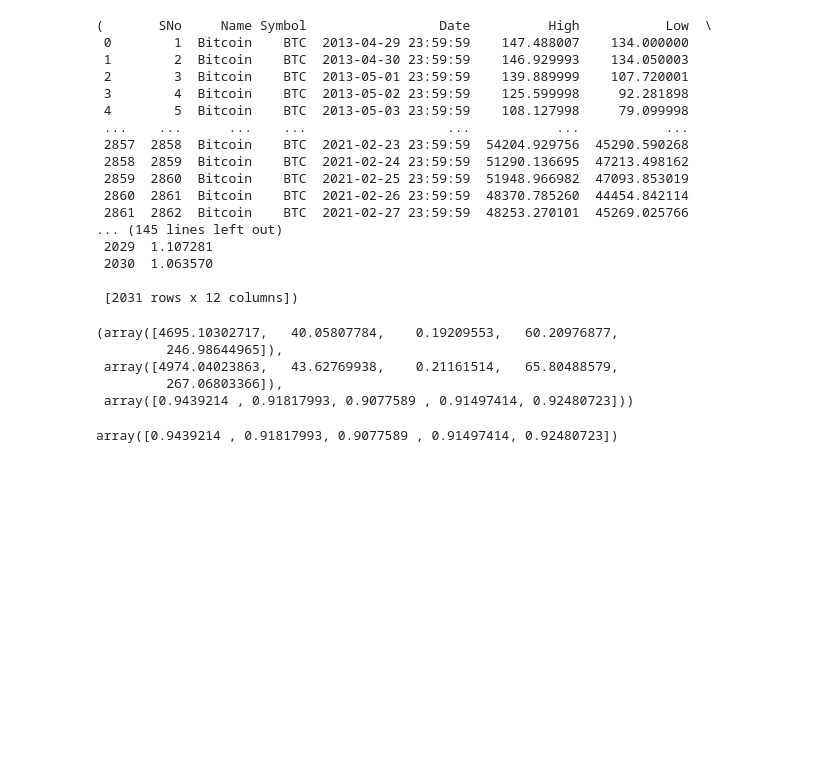
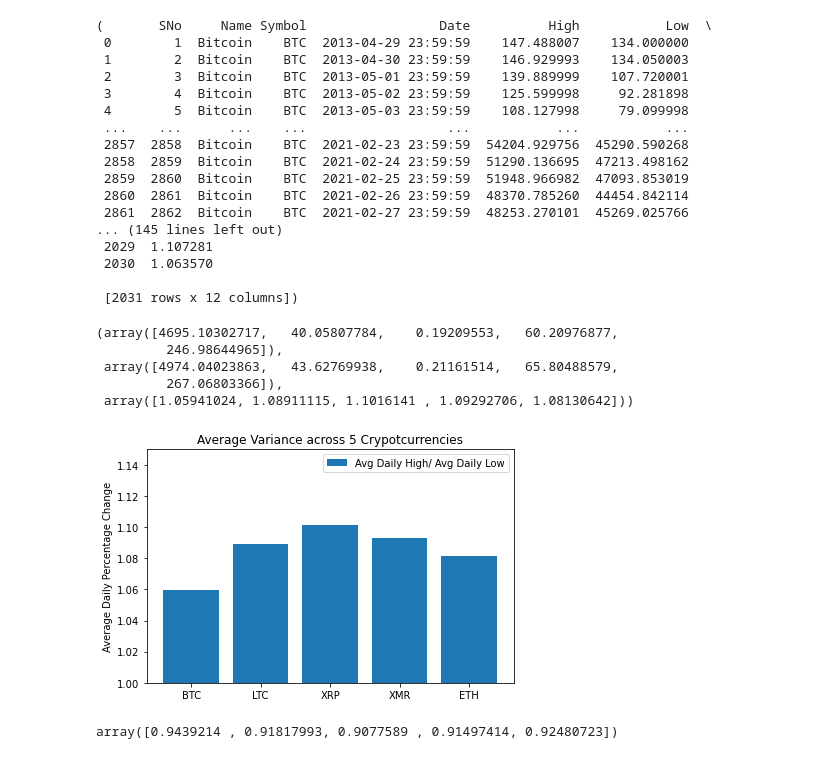
Before and after one commit to bestmatthew/CryptoPrices, a Jupyter notebook: crypt0/EDA First Look Cryto.ipynb, the cells around one changed output. Drawn from its saved outputs; the diff is of its cells as text; code cells hidden in the pictures; blank space fills up the shorter version.

```diff
--- a/data/crypt0/EDA First Look Cryto.ipynb
+++ b/crypt0/EDA First Look Cryto.ipynb
@@ -143,16 +143,43 @@ coins
 # %%
 avglows = np.array(getavgl(coins))
 avghighs = np.array(getavgh(coins))
+swings = avghighs/avglows
 
 avglows, \
 avghighs, \
-avglows/avghighs
+swings
 # %% [output]
 (array([4695.10302717,   40.05807784,    0.19209553,   60.20976877,
          246.98644965]),
  array([4974.04023863,   43.62769938,    0.21161514,   65.80488579,
          267.06803366]),
- array([0.9439214 , 0.91817993, 0.9077589 , 0.91497414, 0.92480723]))
+ array([1.05941024, 1.08911115, 1.1016141 , 1.09292706, 1.08130642]))
+# %%
+
+labels = ['BTC', 'LTC', 'XRP', 'XMR', 'ETH']
+
+
+x = labels  # the label locations
+y = swings
+width = 0.35  # the width of the bars
+
+fig, ax = plt.subplots()
+ax.bar(x, y, label='Avg Daily High/ Avg Daily Low')
+
+
+# Add some text for labels, title and custom x-axis tick labels, etc.
+ax.set_ylabel('Average Daily Percentage Change')
+ax.set_title('Average Variance across 5 Crypotcurrencies')
+ax.set_xticks(x)
+ax.set_xticklabels(labels)
+ax.legend()
+ax.set_ylim((1, 1.15))
+
+fig.tight_layout()
+
+plt.show()
+# %% [output]
+[figure, added]
 # %%
 #coins = btc, ltc, xrp, xmr, eth      #variable that holds all data for the 5 dataframes
 
```
Also changed, not shown: parts of 9 cells of this notebook, 26 other files.
